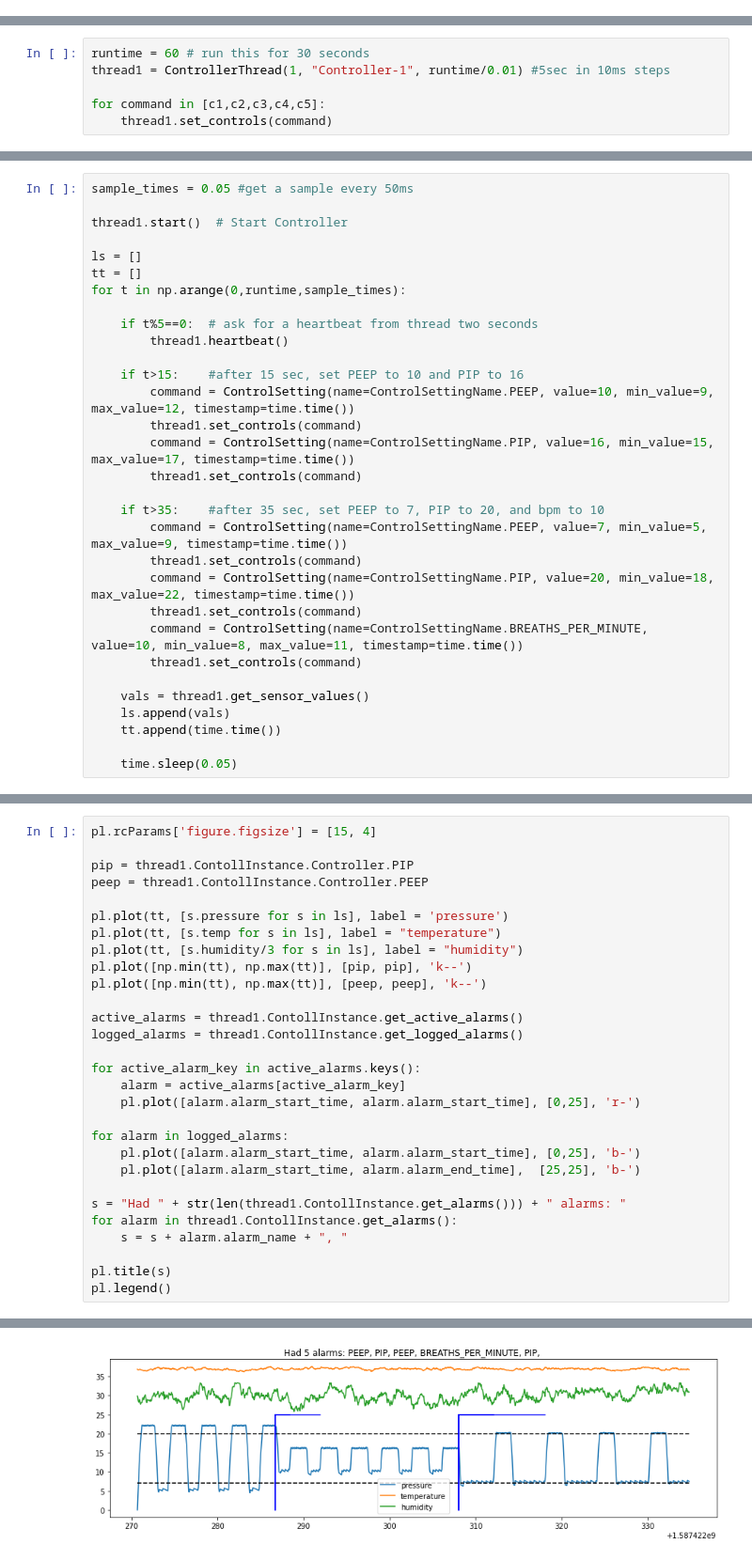
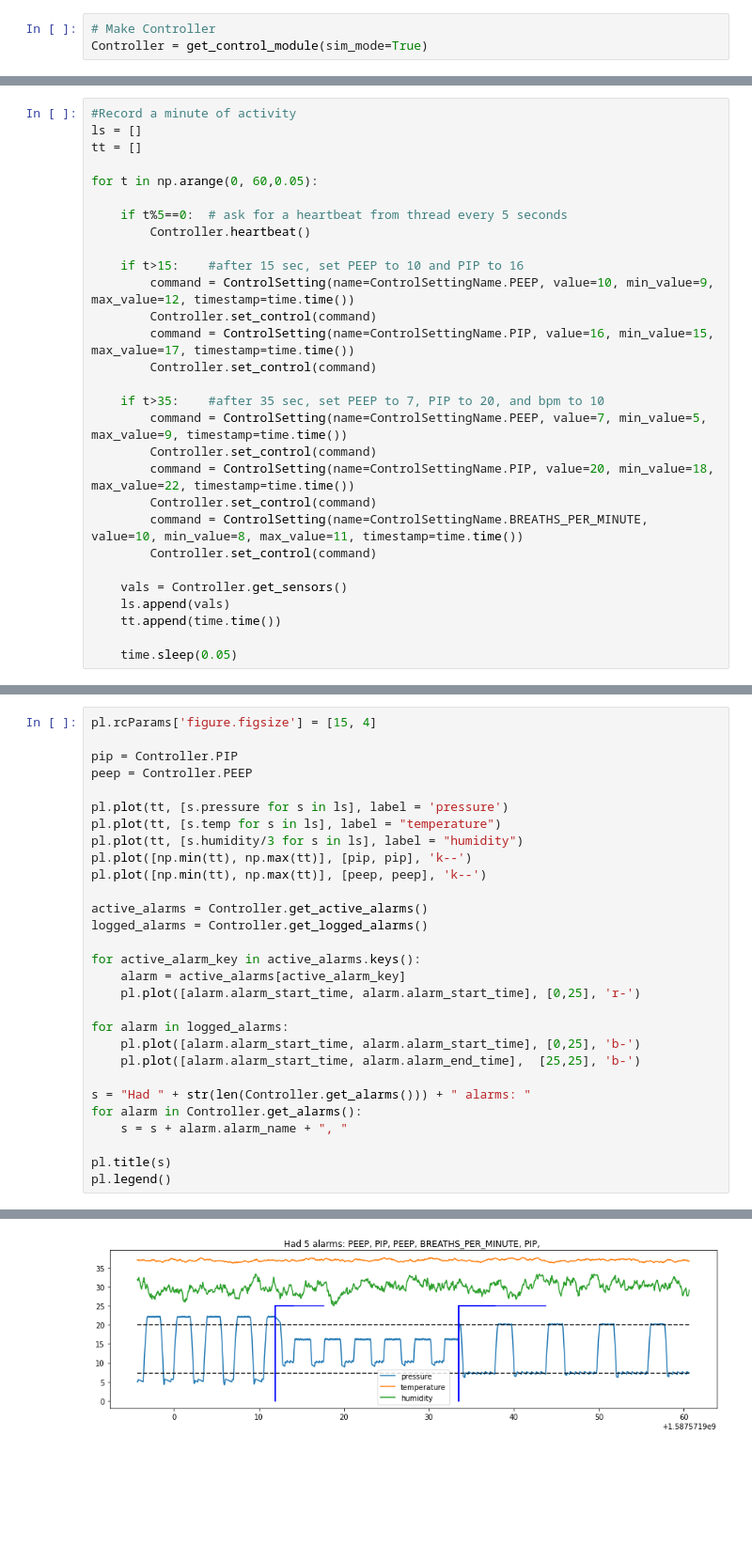
Before and after one commit to CohenLabPrinceton/pvp, a Jupyter notebook: sandbox/testPIDControllerClass.ipynb, the cells around one changed output, grey strips where cells are left out. Shown: that part at 94% size. Drawn from its saved outputs; the diff is of its cells as text; blank space fills up the shorter version.

```diff
--- a/sandbox/testPIDControllerClass.ipynb
+++ b/sandbox/testPIDControllerClass.ipynb
@@ -44,3 +13,6 @@ class ControllerThread(threading.Thread):
+# %%
+# Make Controller
+Controller = get_control_module(sim_mode=True)
 # %%
 c1 = ControlSetting(name=ControlSettingName.PIP, value=22, min_value=20, \
                           max_value=24, timestamp=time.time())
@@ -59,6 +34,0 @@ c5 = ControlSetting(name=ControlSettingName.INSPIRATION_TIME_SEC, value=2.0,
-# %%
-runtime = 60 # run this for 30 seconds
-thread1 = ControllerThread(1, "Controller-1", runtime/0.01) #5sec in 10ms steps
-
-for command in [c1,c2,c3,c4,c5]:
-    thread1.set_controls(command)
@@ -67,30 +42,28 @@ for command in [c1,c2,c3,c4,c5]:
 # %%
-sample_times = 0.05 #get a sample every 50ms
-
-thread1.start()  # Start Controller
-
+#Record a minute of activity
 ls = []
 tt = []
-for t in np.arange(0,runtime,sample_times):
 
-    if t%5==0:  # ask for a heartbeat from thread two seconds
-        thread1.heartbeat()
+for t in np.arange(0, 60,0.05):
+
+    if t%5==0:  # ask for a heartbeat from thread every 5 seconds
+        Controller.heartbeat()
 
     if t>15:    #after 15 sec, set PEEP to 10 and PIP to 16
         command = ControlSetting(name=ControlSettingName.PEEP, value=10, min_value=9, max_value=12, timestamp=time.time())
-        thread1.set_controls(command)
+        Controller.set_control(command)
         command = ControlSetting(name=ControlSettingName.PIP, value=16, min_value=15, max_value=17, timestamp=time.time())
-        thread1.set_controls(command)
+        Controller.set_control(command)
 
     if t>35:    #after 35 sec, set PEEP to 7, PIP to 20, and bpm to 10
         command = ControlSetting(name=ControlSettingName.PEEP, value=7, min_value=5, max_value=9, timestamp=time.time())
-        thread1.set_controls(command)
+        Controller.set_control(command)
         command = ControlSetting(name=ControlSettingName.PIP, value=20, min_value=18, max_value=22, timestamp=time.time())
-        thread1.set_controls(command)
+        Controller.set_control(command)
         command = ControlSetting(name=ControlSettingName.BREATHS_PER_MINUTE, value=10, min_value=8, max_value=11, timestamp=time.time())
-        thread1.set_controls(command)
+        Controller.set_control(command)
 
-    vals = thread1.get_sensor_values()
+    vals = Controller.get_sensors()
     ls.append(vals)
     tt.append(time.time())
 
@@ -116,32 +100,32 @@ Internal counter = 1106.0.
 # %%
 pl.rcParams['figure.figsize'] = [15, 4]
 
-pip = thread1.ContollInstance.Controller.PIP
-peep = thread1.ContollInstance.Controller.PEEP
+pip = Controller.PIP
+peep = Controller.PEEP
 
 pl.plot(tt, [s.pressure for s in ls], label = 'pressure')
 pl.plot(tt, [s.temp for s in ls], label = "temperature")
 pl.plot(tt, [s.humidity/3 for s in ls], label = "humidity")
 pl.plot([np.min(tt), np.max(tt)], [pip, pip], 'k--')
 pl.plot([np.min(tt), np.max(tt)], [peep, peep], 'k--')
 
-active_alarms = thread1.ContollInstance.get_active_alarms()
-logged_alarms = thread1.ContollInstance.get_logged_alarms()
+active_alarms = Controller.get_active_alarms()
+logged_alarms = Controller.get_logged_alarms()
 
 for active_alarm_key in active_alarms.keys():
     alarm = active_alarms[active_alarm_key]
     pl.plot([alarm.alarm_start_time, alarm.alarm_start_time], [0,25], 'r-')
 
 for alarm in logged_alarms:
     pl.plot([alarm.alarm_start_time, alarm.alarm_start_time], [0,25], 'b-')
     pl.plot([alarm.alarm_start_time, alarm.alarm_end_time],  [25,25], 'b-')
 
-s = "Had " + str(len(thread1.ContollInstance.get_alarms())) + " alarms: "
-for alarm in thread1.ContollInstance.get_alarms():
+s = "Had " + str(len(Controller.get_alarms())) + " alarms: "
+for alarm in Controller.get_alarms():
     s = s + alarm.alarm_name + ", "
 
 pl.title(s)
 pl.legend()
 # %% [output]
 <matplotlib.legend.Legend at 0x...>
-[figure, old version]
+[figure, new version]
```
Also changed, not shown: parts of 19 cells of this notebook.
